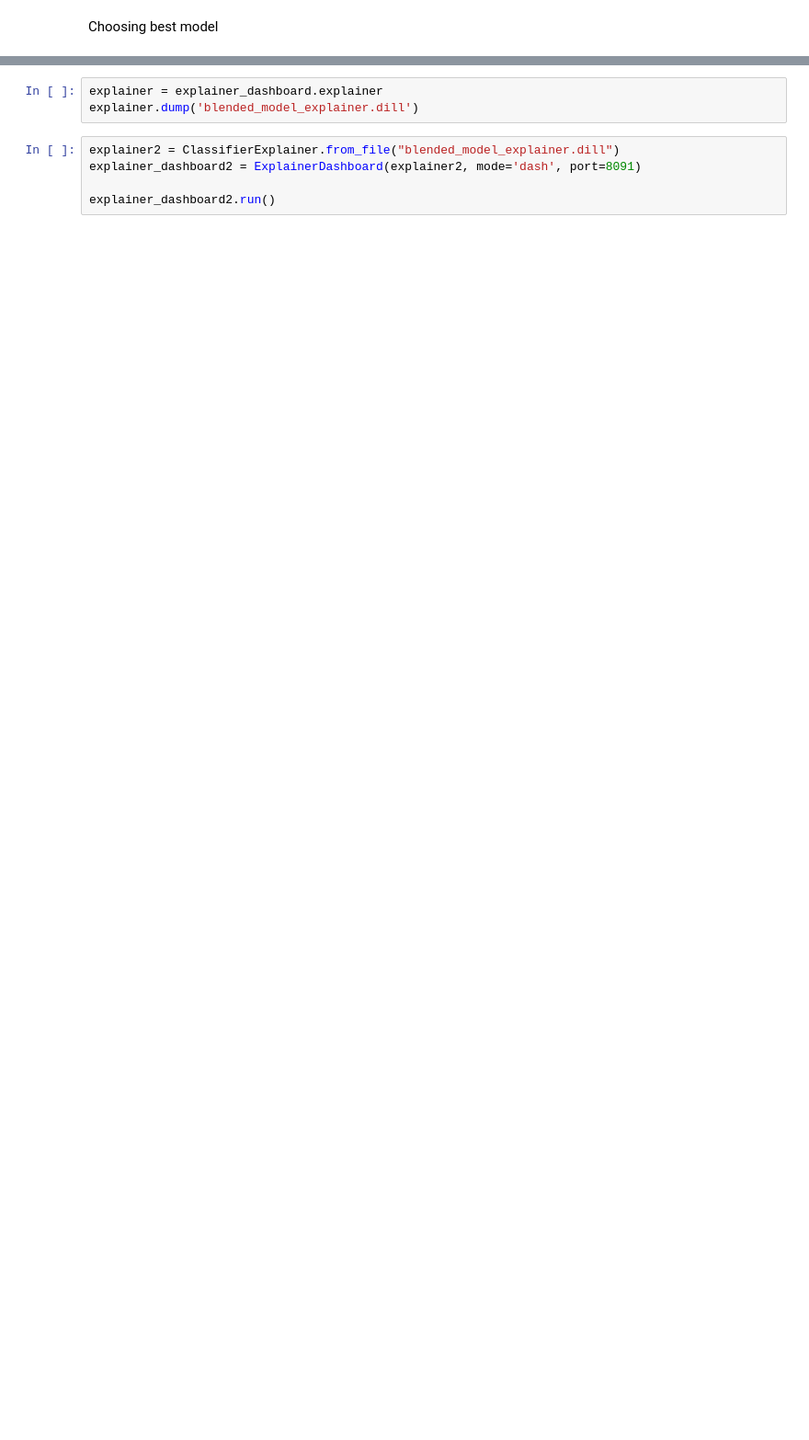
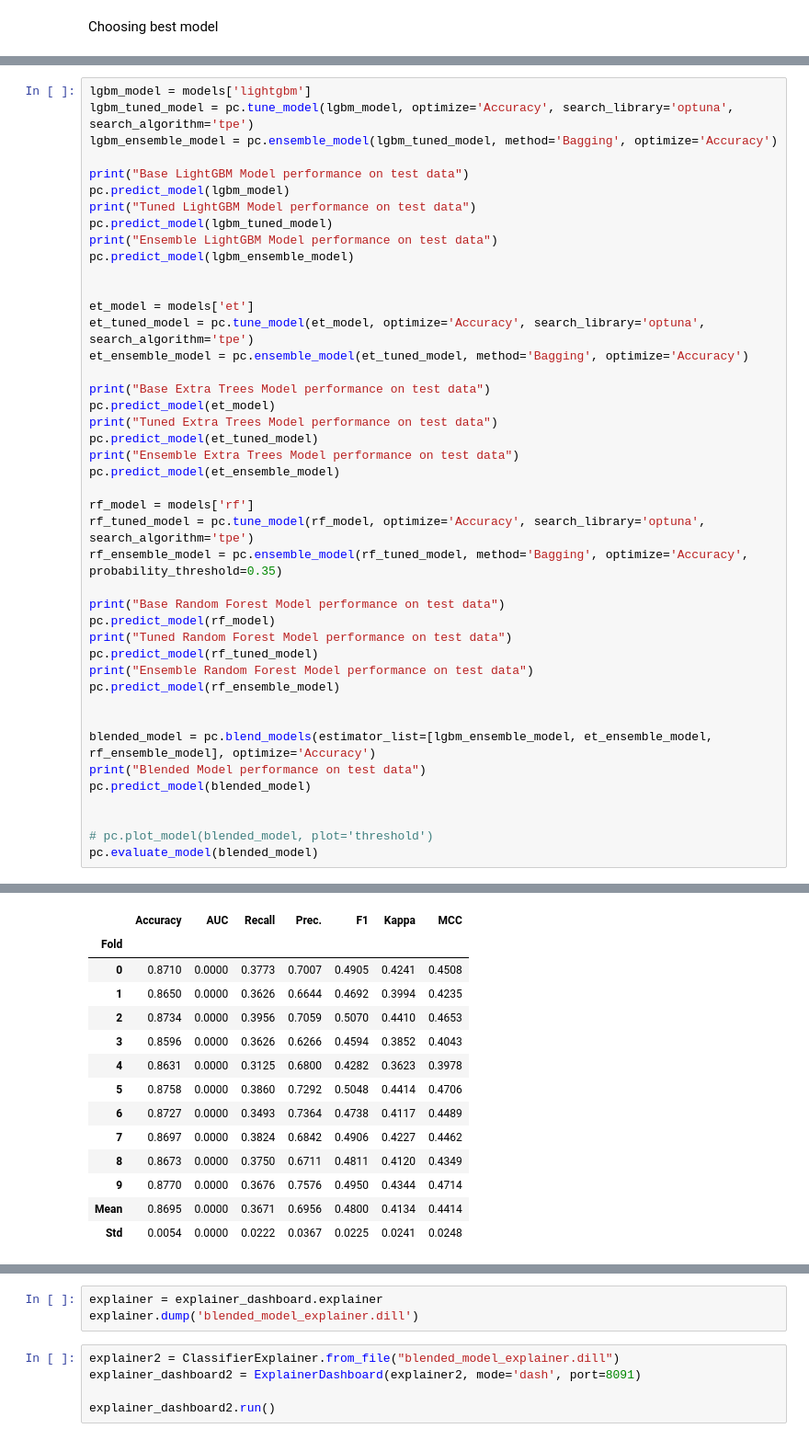
Before and after one commit to frazah/tobacco-analysis, a Jupyter notebook: src/notebooks/predictive_model.ipynb, the cells around one changed output, grey strips where cells are left out. Shown at 92% size. Cells and saved outputs as stored; diff of their text form; blank space fills up the shorter version.

```diff
--- a/src/notebooks/predictive_model.ipynb
+++ b/src/notebooks/predictive_model.ipynb
@@ -270,0 +223,44 @@ pc.evaluate_model(blended_model)
+# %%
+lgbm_model = models['lightgbm']
+lgbm_tuned_model = pc.tune_model(lgbm_model, optimize='Accuracy', search_library='optuna', search_algorithm='tpe')
+lgbm_ensemble_model = pc.ensemble_model(lgbm_tuned_model, method='Bagging', optimize='Accuracy')
+
+print("Base LightGBM Model performance on test data")
+pc.predict_model(lgbm_model)
+print("Tuned LightGBM Model performance on test data")
+pc.predict_model(lgbm_tuned_model)
+print("Ensemble LightGBM Model performance on test data")
+pc.predict_model(lgbm_ensemble_model)
+
+
+et_model = models['et']
+et_tuned_model = pc.tune_model(et_model, optimize='Accuracy', search_library='optuna', search_algorithm='tpe')
+et_ensemble_model = pc.ensemble_model(et_tuned_model, method='Bagging', optimize='Accuracy')
+
+print("Base Extra Trees Model performance on test data")
+pc.predict_model(et_model)
+print("Tuned Extra Trees Model performance on test data")
+pc.predict_model(et_tuned_model)
+print("Ensemble Extra Trees Model performance on test data")
+pc.predict_model(et_ensemble_model)
+
+rf_model = models['rf']
+rf_tuned_model = pc.tune_model(rf_model, optimize='Accuracy', search_library='optuna', search_algorithm='tpe')
+rf_ensemble_model = pc.ensemble_model(rf_tuned_model, method='Bagging', optimize='Accuracy', probability_threshold=0.35)
+
+print("Base Random Forest Model performance on test data")
+pc.predict_model(rf_model)
+print("Tuned Random Forest Model performance on test data")
+pc.predict_model(rf_tuned_model)
+print("Ensemble Random Forest Model performance on test data")
+pc.predict_model(rf_ensemble_model)
+
+
+blended_model = pc.blend_models(estimator_list=[lgbm_ensemble_model, et_ensemble_model, rf_ensemble_model], optimize='Accuracy')
+print("Blended Model performance on test data")
+pc.predict_model(blended_model)
+
+
+# pc.plot_model(blended_model, plot='threshold')
+pc.evaluate_model(blended_model)
+# %% [output]
@@ -270,0 +268,14 @@ pc.evaluate_model(blended_model)
+|  | Accuracy | AUC | Recall | Prec. | F1 | Kappa | MCC |
+| Fold |  |  |  |  |  |  |  |
+| 0 | 0.8710 | 0.0000 | 0.3773 | 0.7007 | 0.4905 | 0.4241 | 0.4508 |
+| 1 | 0.8650 | 0.0000 | 0.3626 | 0.6644 | 0.4692 | 0.3994 | 0.4235 |
+| 2 | 0.8734 | 0.0000 | 0.3956 | 0.7059 | 0.5070 | 0.4410 | 0.4653 |
+| 3 | 0.8596 | 0.0000 | 0.3626 | 0.6266 | 0.4594 | 0.3852 | 0.4043 |
+| 4 | 0.8631 | 0.0000 | 0.3125 | 0.6800 | 0.4282 | 0.3623 | 0.3978 |
+| 5 | 0.8758 | 0.0000 | 0.3860 | 0.7292 | 0.5048 | 0.4414 | 0.4706 |
+| 6 | 0.8727 | 0.0000 | 0.3493 | 0.7364 | 0.4738 | 0.4117 | 0.4489 |
+| 7 | 0.8697 | 0.0000 | 0.3824 | 0.6842 | 0.4906 | 0.4227 | 0.4462 |
+| 8 | 0.8673 | 0.0000 | 0.3750 | 0.6711 | 0.4811 | 0.4120 | 0.4349 |
+| 9 | 0.8770 | 0.0000 | 0.3676 | 0.7576 | 0.4950 | 0.4344 | 0.4714 |
+| Mean | 0.8695 | 0.0000 | 0.3671 | 0.6956 | 0.4800 | 0.4134 | 0.4414 |
+| Std | 0.0054 | 0.0000 | 0.0222 | 0.0367 | 0.0225 | 0.0241 | 0.0248 |
```
Also changed, not shown: parts of 11 cells of this notebook, 1 other file.
